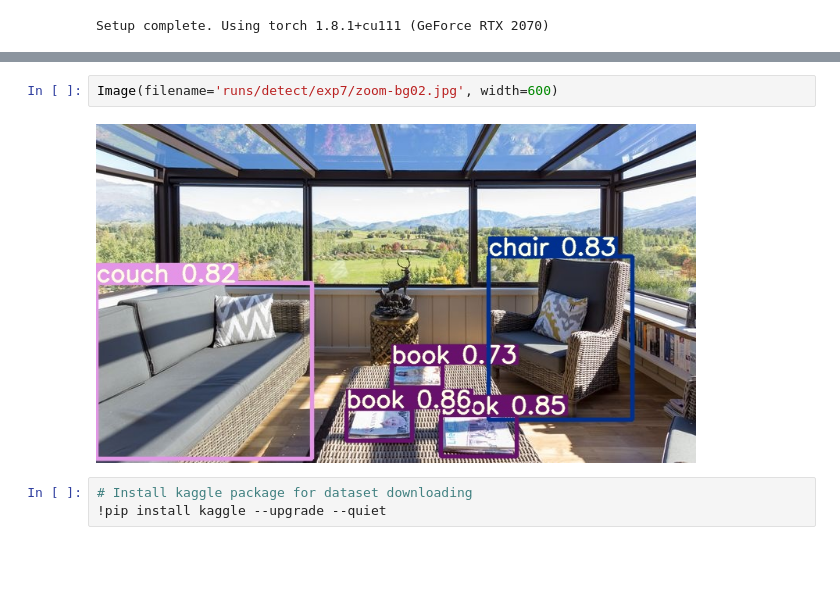
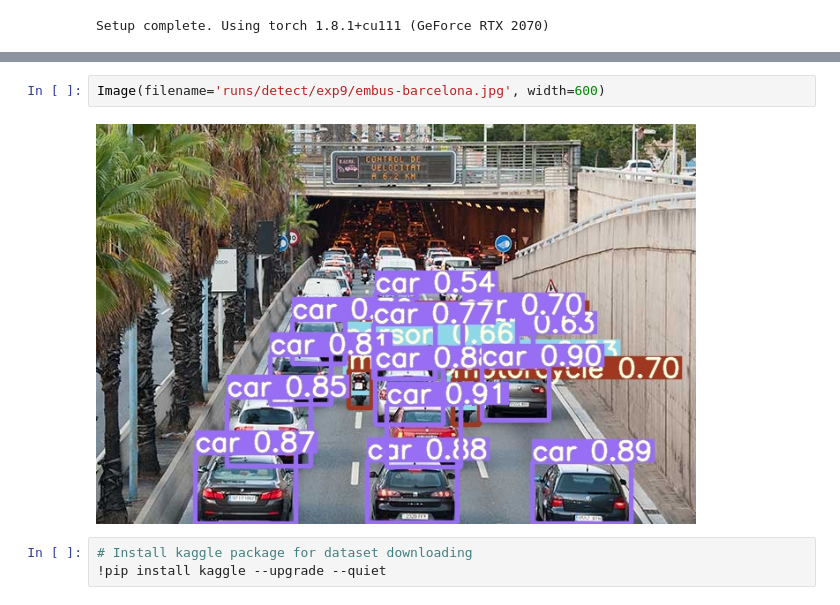
Before and after one commit to GeeksCAT/lector-matricules, a Jupyter notebook: v1_pipeline-test.ipynb, the cells around one changed output, grey strips where cells are left out. Drawn from its saved outputs; the diff is of its cells as text; blank space fills up the shorter version.

```diff
--- a/v1_pipeline-test.ipynb
+++ b/v1_pipeline-test.ipynb
@@ -196,7 +182,7 @@ Done. (0.197s)
 # %%
-Image(filename='runs/detect/exp7/zoom-bg02.jpg', width=600)
+Image(filename='runs/detect/exp9/embus-barcelona.jpg', width=600)
 # %% [output]
-[figure, old version]
+[figure, new version]
 # %%
 # Install kaggle package for dataset downloading
 !pip install kaggle --upgrade --quiet
```
Also changed, not shown: parts of 16 cells of this notebook, 4 other files.
